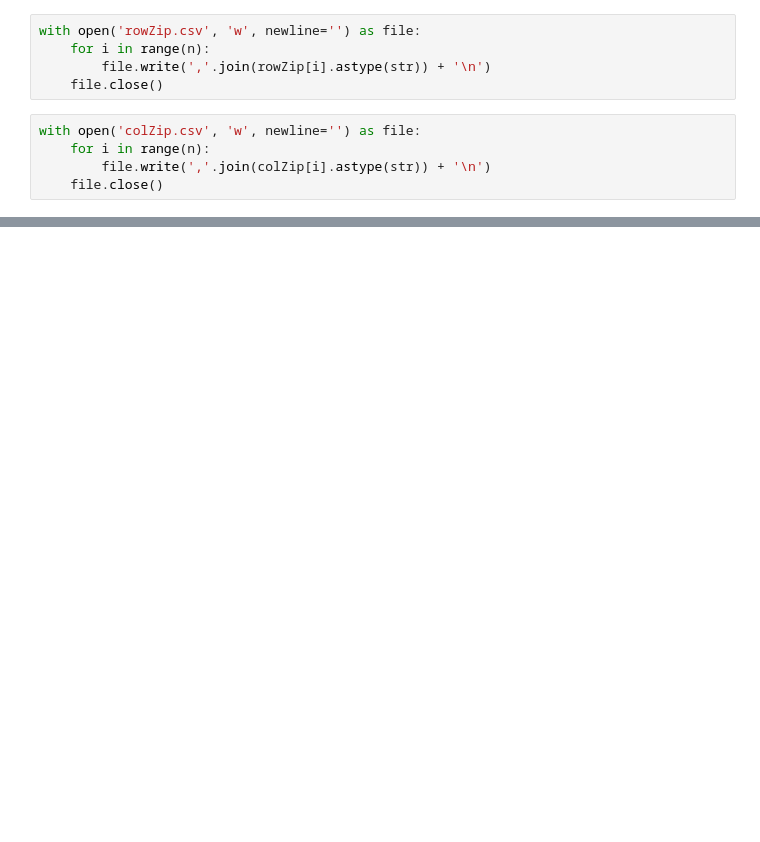
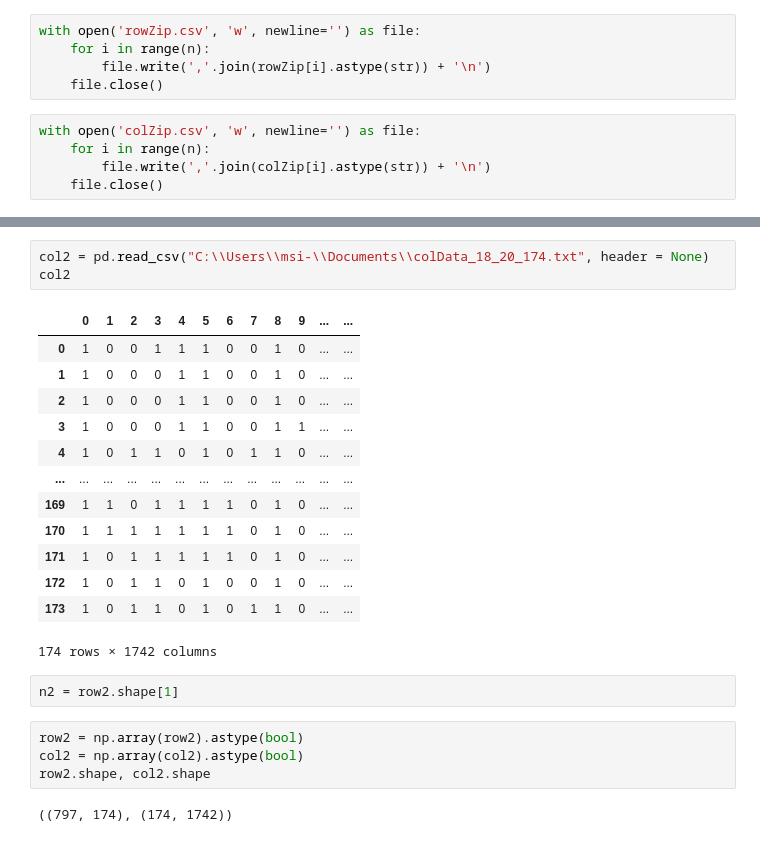
Before and after one commit to Fishbaptism/Movie, a Jupyter notebook: RowCol.ipynb, the cells around one changed output, grey strips where cells are left out. Drawn from its saved outputs; the diff is of its cells as text; blank space fills up the shorter version.

```diff
--- a/RowCol.ipynb
+++ b/RowCol.ipynb
@@ -147,0 +165,25 @@ len(tp)
+# %%
+col2 = pd.read_csv("C:\\Users\\msi-\\Documents\\colData_18_20_174.txt", header = None)
+col2
+# %% [output]
+|  | 0 | 1 | 2 | 3 | 4 | 5 | 6 | 7 | 8 | 9 | ... | ... |
+| 0 | 1 | 0 | 0 | 1 | 1 | 1 | 0 | 0 | 1 | 0 | ... | ... |
+| 1 | 1 | 0 | 0 | 0 | 1 | 1 | 0 | 0 | 1 | 0 | ... | ... |
+| 2 | 1 | 0 | 0 | 0 | 1 | 1 | 0 | 0 | 1 | 0 | ... | ... |
+| 3 | 1 | 0 | 0 | 0 | 1 | 1 | 0 | 0 | 1 | 1 | ... | ... |
+| 4 | 1 | 0 | 1 | 1 | 0 | 1 | 0 | 1 | 1 | 0 | ... | ... |
+| ... | ... | ... | ... | ... | ... | ... | ... | ... | ... | ... | ... | ... |
+| 169 | 1 | 1 | 0 | 1 | 1 | 1 | 1 | 0 | 1 | 0 | ... | ... |
+| 170 | 1 | 1 | 1 | 1 | 1 | 1 | 1 | 0 | 1 | 0 | ... | ... |
+| 171 | 1 | 0 | 1 | 1 | 1 | 1 | 1 | 0 | 1 | 0 | ... | ... |
+| 172 | 1 | 0 | 1 | 1 | 0 | 1 | 0 | 0 | 1 | 0 | ... | ... |
+| 173 | 1 | 0 | 1 | 1 | 0 | 1 | 0 | 1 | 1 | 0 | ... | ... |
+174 rows × 1742 columns
+# %%
+n2 = row2.shape[1]
+# %%
+row2 = np.array(row2).astype(bool)
+col2 = np.array(col2).astype(bool)
+row2.shape, col2.shape
+# %% [output]
+((797, 174), (174, 1742))
```
Also changed, not shown: parts of 16 cells of this notebook, 15 other files.
